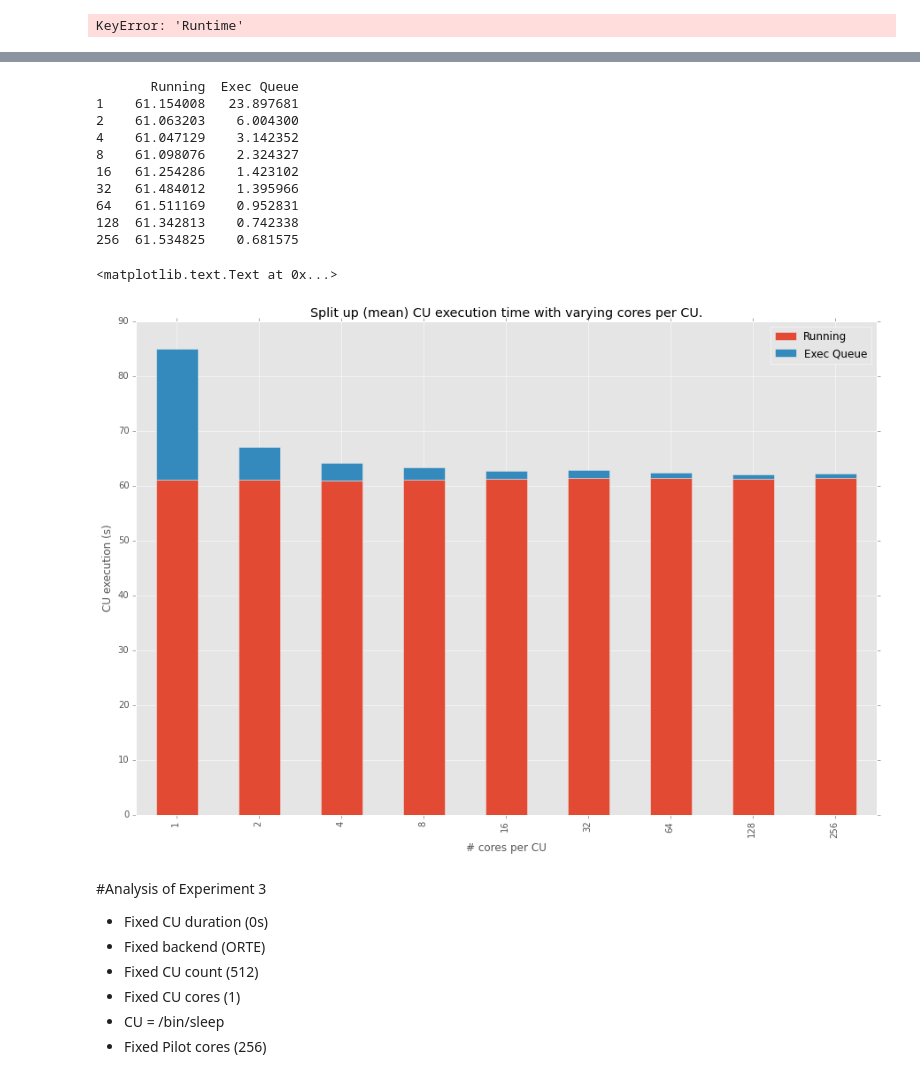
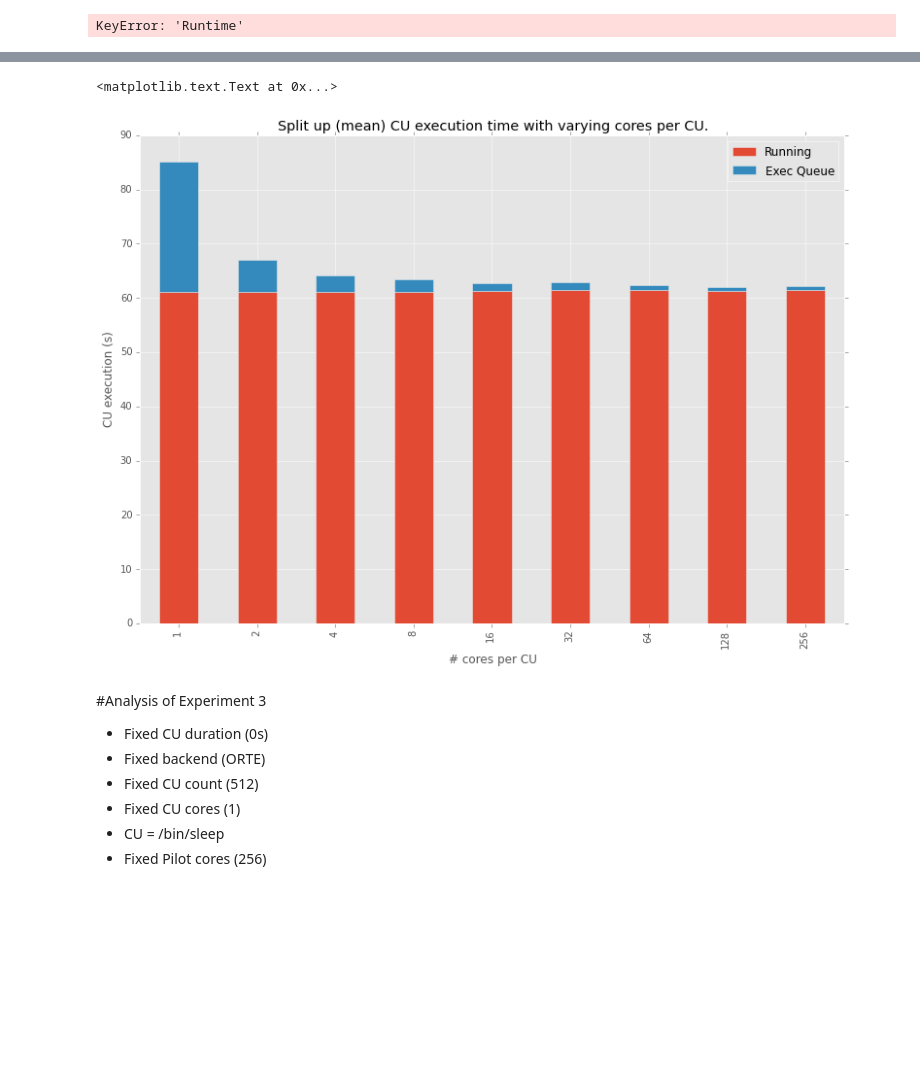
Before and after one commit to radical-experiments/rp-orte-bw, a Jupyter notebook: notebooks/bw_experiments.ipynb, the cells around one changed output, grey strips where cells are left out. Drawn from its saved outputs; the diff is of its cells as text; code cells hidden in the pictures; blank space fills up the shorter version.

```diff
--- a/notebooks/bw_experiments.ipynb
+++ b/notebooks/bw_experiments.ipynb
@@ -19,6 +19,8 @@ format='png' # pdf, png, svg
 %config InlineBackend.figure_formats=[format]
 #mp.style.use('fivethirtyeight')
 mp.style.use('ggplot')
+
+mp.pylab.rcParams['figure.figsize'] = (13, 9)
 
 #Colormap possible values are:
 #Spectral, summer, coolwarm, Wistia_r, pink_r, Set1, Set2, Set3, brg_r, Dark2, prism, PuOr_r, afmhot_r,
@@ -751,50 +732,40 @@ for cores in cu_cores:
     )
 
     for sid in orte_ids[cores]:
 
         norm_sid = normalize_id(sid)
 
         # Get multiple pilots from session
         for pid in store.get('%s/pilots' % norm_sid)['pid']:
             df = store.get('/%s/prof/%s' % (norm_sid, normalize_id(pid)))
 
             dfr = df['ewa_complete'] - df['ewo_launch']
             if cores in orte_run:
                 orte_run[cores] = pd.concat([orte_run[cores], dfr], ignore_index=True)
             else:
                     orte_run[cores] = dfr
 
             dfq = df['ewo_get'] - df['s_to_ewo']
             if cores in orte_execq:
                 orte_execq[cores] = pd.concat([orte_execq[cores], dfq], ignore_index=True)
             else:
                     orte_execq[cores] = dfq
 
 orte_df = pd.DataFrame()
 
 orte_df['Running'] = orte_run.mean()
 orte_df['Exec Queue'] = orte_execq.mean()
 
-print orte_df
-ax = orte_df.plot(kind='bar', stacked=True, figsize=(15,10))
+ax = orte_df.plot(kind='bar', stacked=True)
+
+ax.set_title('Split up (mean) CU execution time with varying cores per CU.')
+ax.set_ylabel('CU execution (s)')
+ax.set_xlabel('# cores per CU')
 
 #ax.set_ylim(50, 90)
-ax.set_ylabel('CU execution (s)')
-ax.set_xlabel('# cores per CU')
-ax.set_title('Split up (mean) CU execution time with varying cores per CU.')
 # %% [output]
-       Running  Exec Queue
-1    61.154008   23.897681
-2    61.063203    6.004300
-4    61.047129    3.142352
-8    61.098076    2.324327
-16   61.254286    1.423102
-32   61.484012    1.395966
-64   61.511169    0.952831
-128  61.342813    0.742338
-256  61.534825    0.681575
+<matplotlib.text.Text at 0x...>
-<matplotlib.text.Text at 0x...>
-[figure, old version]
+[figure, new version]
 # %%
 #
 # TODO: Extract launch rate
```
Also changed, not shown: parts of 9 cells of this notebook.
